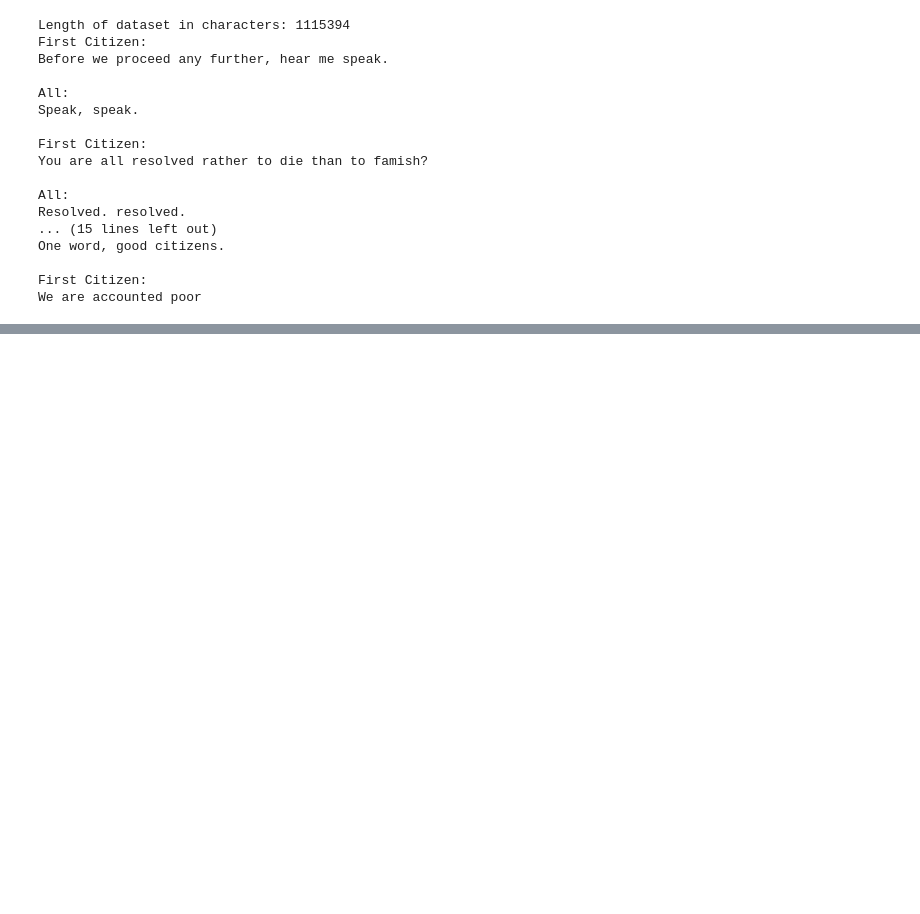
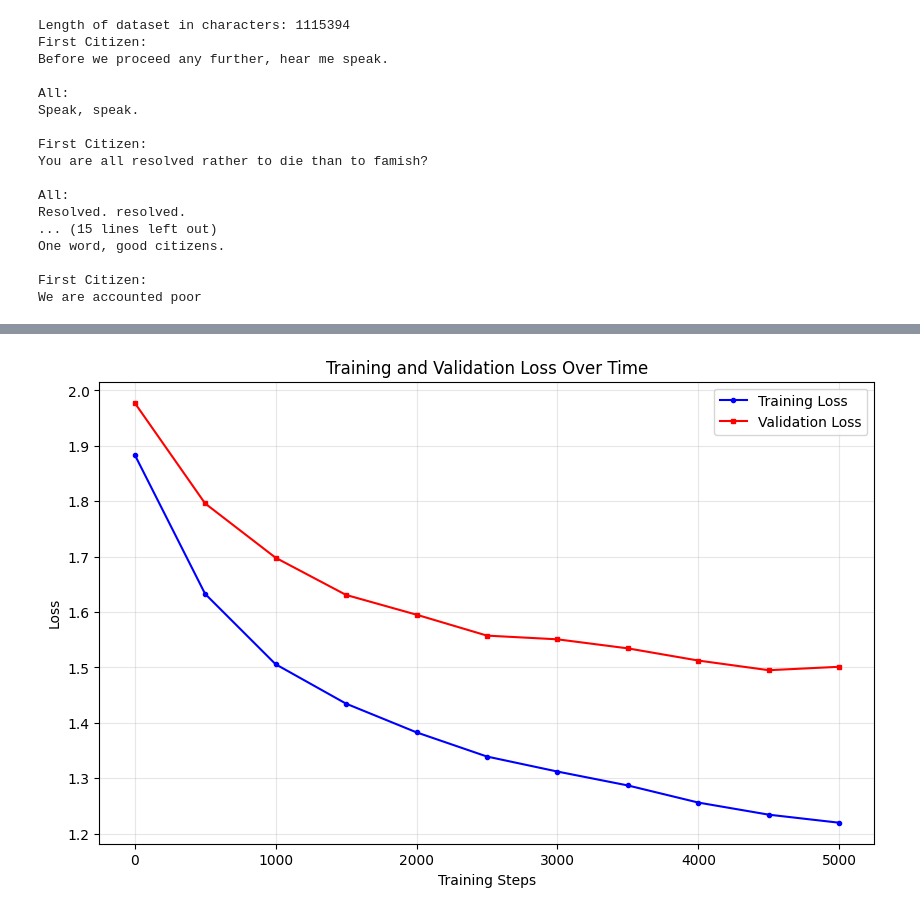
Before and after one commit to ufukcemcakir/mini-transformer-project, a Jupyter notebook: mini_transformer_project.ipynb, the cells around one changed output, grey strips where cells are left out. Saved outputs shown, nothing was run; the diff lists cells and outputs as text; code cells hidden in the pictures; blank space fills up the shorter version.

Commit message:
added visualizations

```diff
--- a/mini_transformer_project.ipynb
+++ b/mini_transformer_project.ipynb
@@ -91,0 +212,30 @@ positional_embedding = np.random.randn(block_size, embedding_dim) * 0.01
+# %%
+# Initialize lists to store losses and iteration numbers
+train_losses = []
+val_losses = []
+eval_steps = []
+
+# Training loop
+for iter in range(max_iters):
+    # Every once in a while evaluate the loss on train and val sets
+    if iter % eval_interval == 0 or iter == max_iters - 1:
+        losses = estimate_loss()
+        print(f"step {iter}: train loss {losses['train']:.4f}, val loss {losses['val']:.4f}")
+
+        # Store the losses and iteration number
+        train_losses.append(losses['train'])
+        val_losses.append(losses['val'])
+        eval_steps.append(iter)
+
+    # Sample a batch of data
+    xb, yb = get_batch('train')
+
+    # Evaluate the loss
+    logits, loss = model(xb, yb)
+    optimizer.zero_grad(set_to_none=True)
+    loss.backward()
+    optimizer.step()
+
+    # Show progress every 50 steps
+    if iter % 50 == 0:
+        print(f"step {iter}: loss {loss.item():.4f}")
@@ -91,0 +260,13 @@ positional_embedding = np.random.randn(block_size, embedding_dim) * 0.01
+# %%
+# Plot the losses
+plt.figure(figsize=(10, 6))
+plt.plot(eval_steps, train_losses, label='Training Loss', color='blue', marker='o', markersize=3)
+plt.plot(eval_steps, val_losses, label='Validation Loss', color='red', marker='s', markersize=3)
+plt.xlabel('Training Steps')
+plt.ylabel('Loss')
+plt.title('Training and Validation Loss Over Time')
+plt.legend()
+plt.grid(True, alpha=0.3)
+plt.show()
+# %% [output]
+[figure, added]
```
Also changed, not shown: parts of 14 cells of this notebook.
